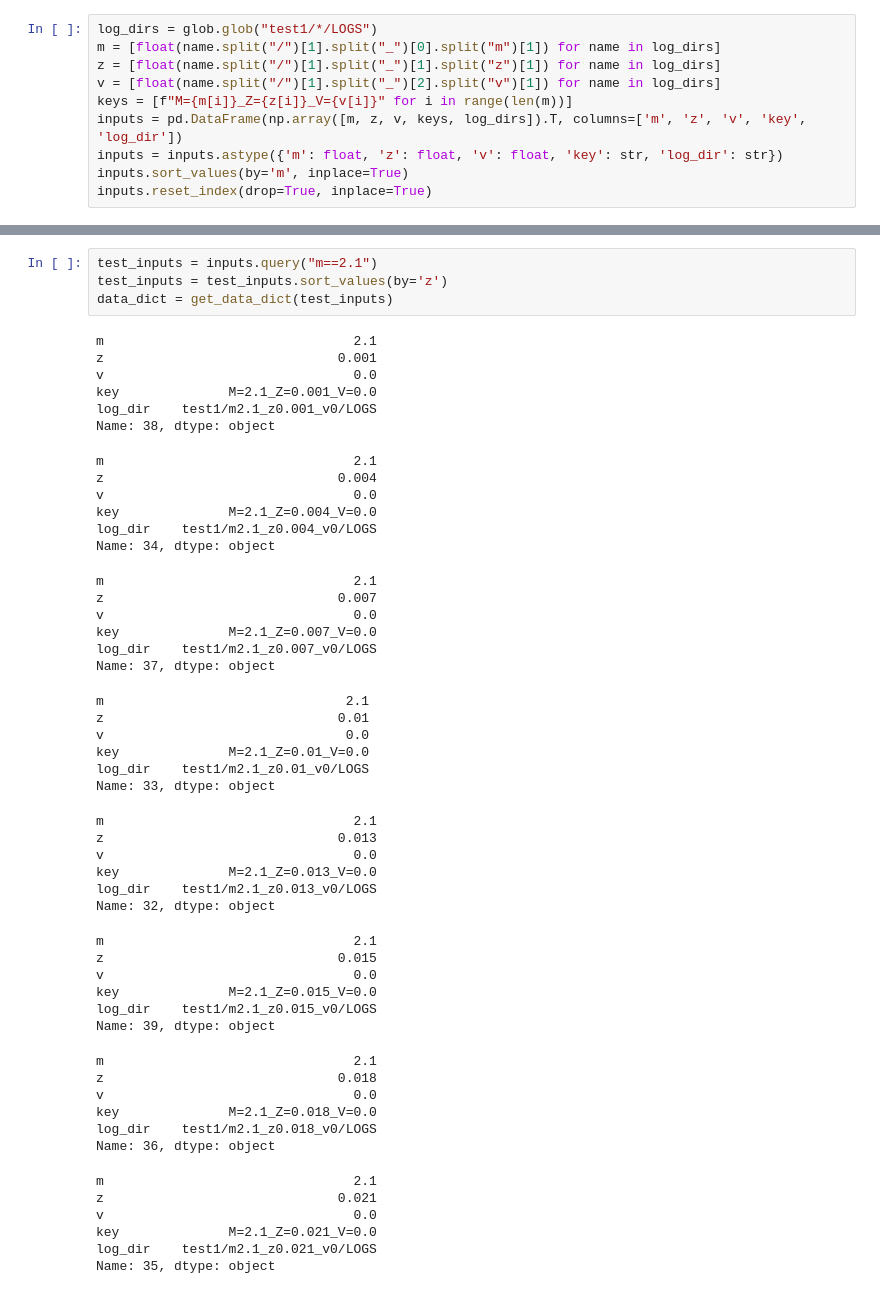
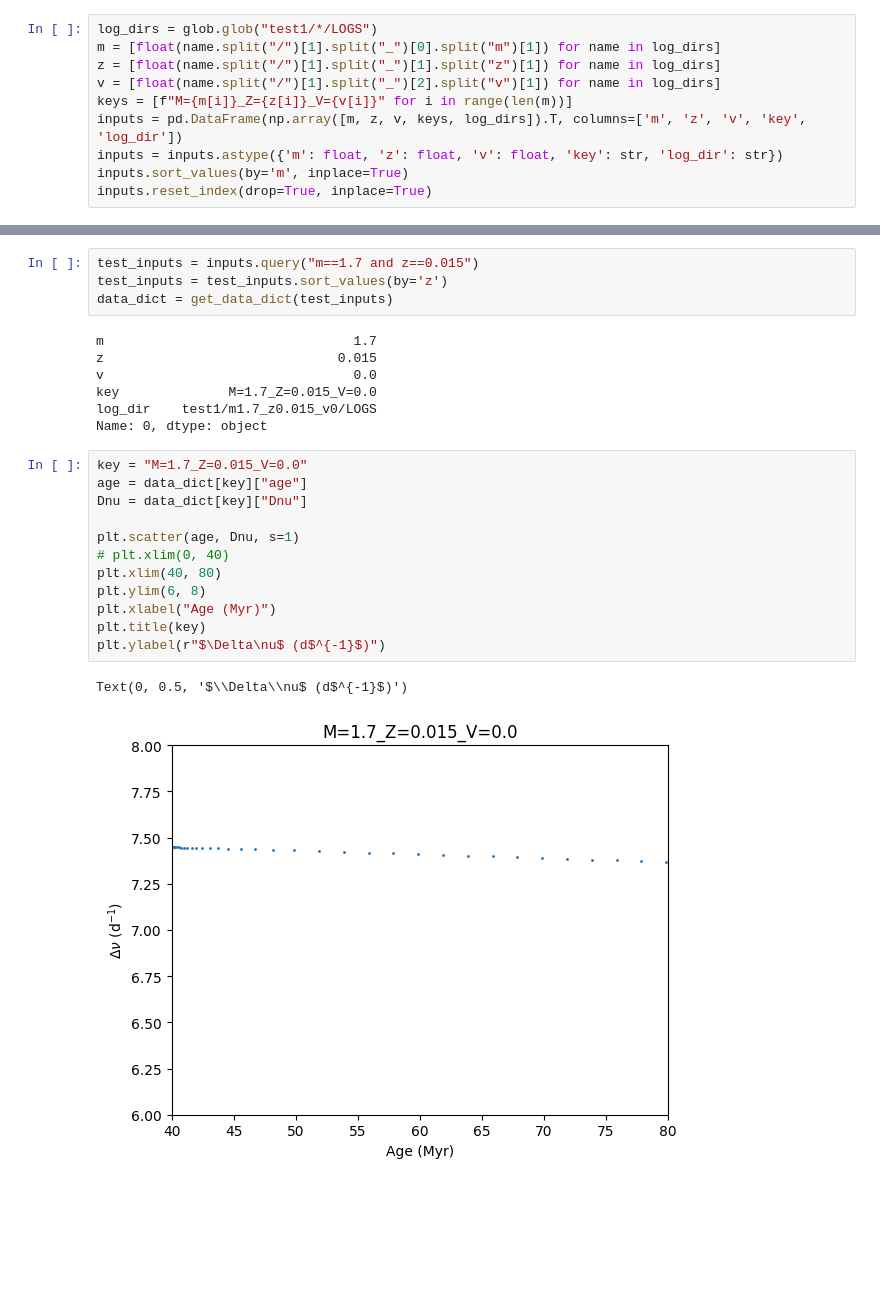
Before and after one commit to gautam-404/MESA-tests, a Jupyter notebook: comp2.ipynb, the cells around one changed output, grey strips where cells are left out. Drawn from its saved outputs; the diff is of its cells as text; blank space fills up the shorter version.

```diff
--- a/comp2.ipynb
+++ b/comp2.ipynb
@@ -100,56 +102,29 @@ def get_data_dict(test_inputs):
 # %%
-test_inputs = inputs.query("m==2.1")
+test_inputs = inputs.query("m==1.7 and z==0.015")
 test_inputs = test_inputs.sort_values(by='z')
 data_dict = get_data_dict(test_inputs)
 # %% [output]
-m                                2.1
-z                              0.001
+m                                1.7
+z                              0.015
 v                                0.0
-key              M=2.1_Z=0.001_V=0.0
-log_dir    test1/m2.1_z0.001_v0/LOGS
-Name: 38, dtype: object
+key              M=1.7_Z=0.015_V=0.0
+log_dir    test1/m1.7_z0.015_v0/LOGS
+Name: 0, dtype: object
-m                                2.1
-z                              0.004
-v                                0.0
-key              M=2.1_Z=0.004_V=0.0
-log_dir    test1/m2.1_z0.004_v0/LOGS
-Name: 34, dtype: object
-m                                2.1
-z                              0.007
-v                                0.0
-key              M=2.1_Z=0.007_V=0.0
-log_dir    test1/m2.1_z0.007_v0/LOGS
-Name: 37, dtype: object
-m                               2.1
-z                              0.01
-v                               0.0
-key              M=2.1_Z=0.01_V=0.0
-log_dir    test1/m2.1_z0.01_v0/LOGS
-Name: 33, dtype: object
-m                                2.1
-z                              0.013
-v                                0.0
-key              M=2.1_Z=0.013_V=0.0
-log_dir    test1/m2.1_z0.013_v0/LOGS
-Name: 32, dtype: object
-m                                2.1
-z                              0.015
-v                                0.0
-key              M=2.1_Z=0.015_V=0.0
-log_dir    test1/m2.1_z0.015_v0/LOGS
-Name: 39, dtype: object
-m                                2.1
-z                              0.018
-v                                0.0
-key              M=2.1_Z=0.018_V=0.0
-log_dir    test1/m2.1_z0.018_v0/LOGS
-Name: 36, dtype: object
-m                                2.1
-z                              0.021
-v                                0.0
-key              M=2.1_Z=0.021_V=0.0
-log_dir    test1/m2.1_z0.021_v0/LOGS
-Name: 35, dtype: object
+# %%
+key = "M=1.7_Z=0.015_V=0.0"
+age = data_dict[key]["age"]
+Dnu = data_dict[key]["Dnu"]
+
+plt.scatter(age, Dnu, s=1)
+# plt.xlim(0, 40)
+plt.xlim(40, 80)
+plt.ylim(6, 8)
+plt.xlabel("Age (Myr)")
+plt.title(key)
+plt.ylabel(r"$\Delta\nu$ (d$^{-1}$)")
+# %% [output]
+Text(0, 0.5, '$\\Delta\\nu$ (d$^{-1}$)')
+[figure, added]
 # %%
 fig = plt.figure(figsize=(10,6))
 palette = sns.color_palette("viridis", len(test_inputs))
```
Also changed, not shown: parts of 5 cells of this notebook, 4 other files.
